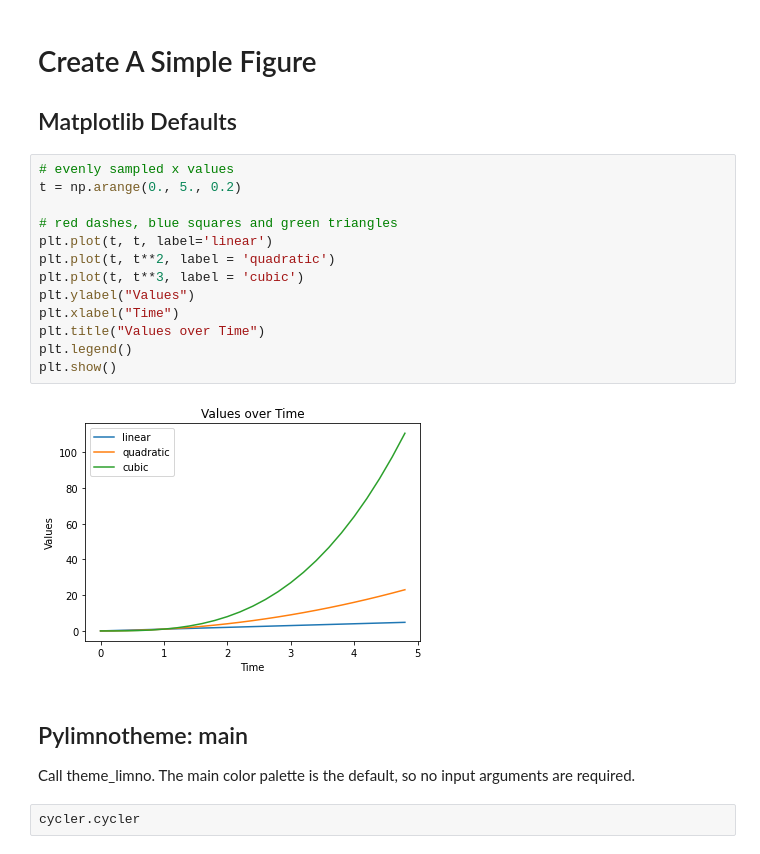
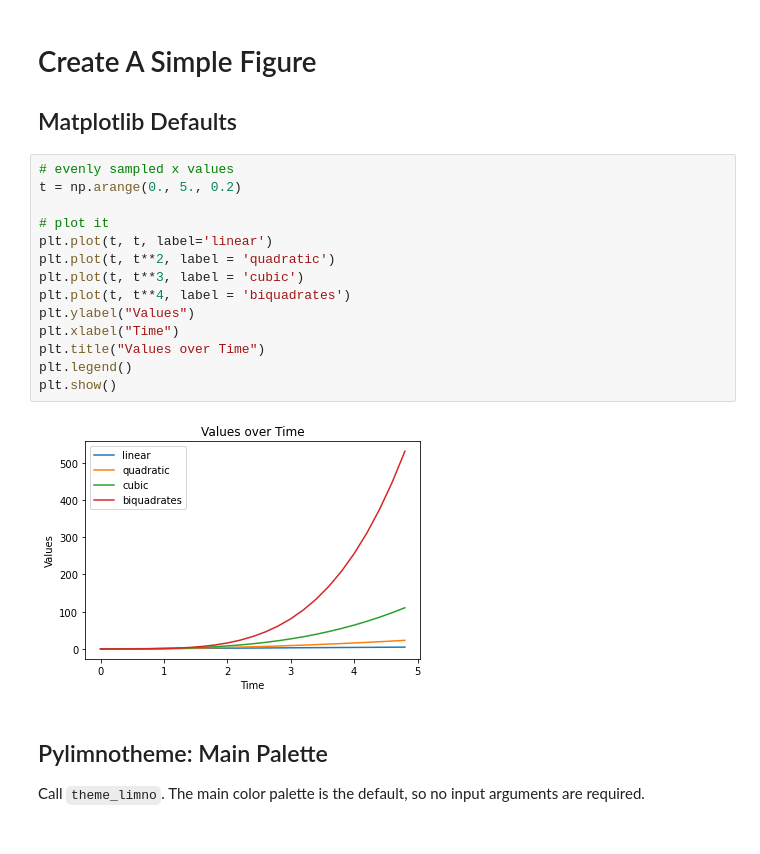
Before and after one commit to LimnoTech/pylimnothemes, a Jupyter notebook: examples/Examples.ipynb, the cells around one changed output. Saved outputs shown, nothing was run; the diff lists cells and outputs as text.

Commit message:
update default theme

```diff
--- a/examples/Examples.ipynb
+++ b/examples/Examples.ipynb
@@ -18,24 +18,23 @@ import matplotlib as mpl
 # %%
 # evenly sampled x values
 t = np.arange(0., 5., 0.2)
 
-# red dashes, blue squares and green triangles
+# plot it
 plt.plot(t, t, label='linear')
 plt.plot(t, t**2, label = 'quadratic')
 plt.plot(t, t**3, label = 'cubic')
+plt.plot(t, t**4, label = 'biquadrates')
 plt.ylabel("Values")
 plt.xlabel("Time")
 plt.title("Values over Time")
 plt.legend()
 plt.show()
 # %% [output]
-[figure, old version]
+[figure, new version]
 # %% [markdown]
-## Pylimnotheme: main
+## Pylimnotheme: Main Palette
 
-Call theme_limno. The main color palette is the default, so no input arguments are required.
+Call `theme_limno`. The main color palette is the default, so no input arguments are required.
-# %%
-cycler.cycler
 # %%
 theme_limno()
 # %% [output]
```
Also changed, not shown: parts of 5 cells of this notebook, 1 other file.
